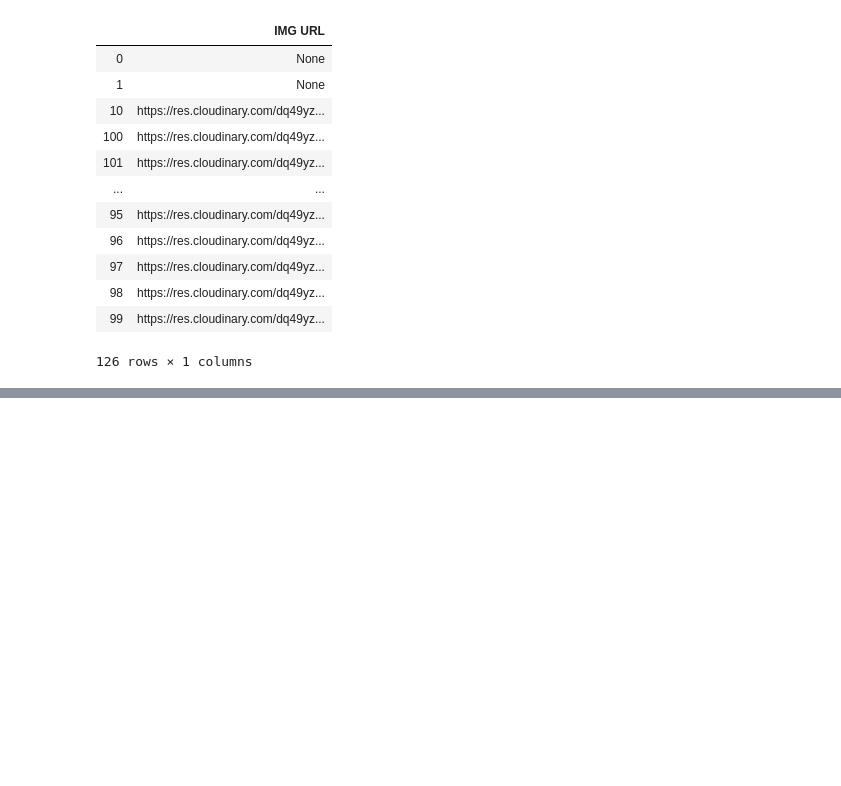
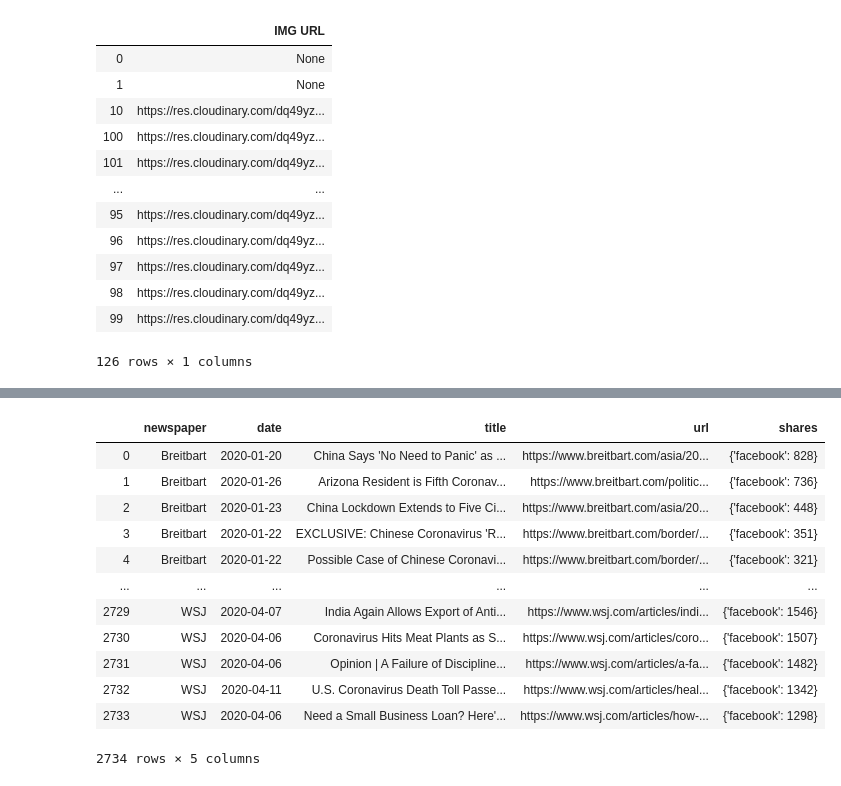
Before and after one commit to deirdrebclark/pro3-News, a Jupyter notebook: COVID-news/NLP_clean.ipynb, the cells around one changed output, grey strips where cells are left out. Drawn from its saved outputs; the diff is of its cells as text; code cells hidden in the pictures; blank space fills up the shorter version.

```diff
--- a/COVID-news/NLP_clean.ipynb
+++ b/COVID-news/NLP_clean.ipynb
@@ -360,0 +360,35 @@ shares_horiz.to_json(r'sentiment_transpose.json')
+# %%
+newspapers = ['Breitbart','Business_Insider','Fox News','Financial Times','MarketWatch','NYTimes','Reuters','The Guardian','WSJ']
+times = ['1_1','1_2','1_3','1_4','2_1','2_2','2_3','2_4','3_1','3_2','3_3','3_4','4_1','4_2']
+df = pd.DataFrame(columns = ["newspaper","date","title","url", "shares"])
+
+for paper in newspapers:
+    for time in times:
+
+        with open(paper+'/'+time+'.json') as json_file:
+            total_data = json.load(json_file)
+
+
+            for data in total_data['articles']['results']:
+                date = data ['date']
+                title = data ['title']
+                url = data ['url']
+                shares = data ['shares']
+                df = df.append({"newspaper": paper, 'date': date, 'title': title, 'url': url, 'shares': shares},
+                               ignore_index=True)
+# %%
+df
+# %% [output]
+|  | newspaper | date | title | url | shares |
+| 0 | Breitbart | 2020-01-20 | China Says 'No Need to Panic' as ... | https://www.breitbart.com/asia/20... | {'facebook': 828} |
+| 1 | Breitbart | 2020-01-26 | Arizona Resident is Fifth Coronav... | https://www.breitbart.com/politic... | {'facebook': 736} |
+| 2 | Breitbart | 2020-01-23 | China Lockdown Extends to Five Ci... | https://www.breitbart.com/asia/20... | {'facebook': 448} |
+| 3 | Breitbart | 2020-01-22 | EXCLUSIVE: Chinese Coronavirus 'R... | https://www.breitbart.com/border/... | {'facebook': 351} |
+| 4 | Breitbart | 2020-01-22 | Possible Case of Chinese Coronavi... | https://www.breitbart.com/border/... | {'facebook': 321} |
+| ... | ... | ... | ... | ... | ... |
+| 2729 | WSJ | 2020-04-07 | India Again Allows Export of Anti... | https://www.wsj.com/articles/indi... | {'facebook': 1546} |
+| 2730 | WSJ | 2020-04-06 | Coronavirus Hits Meat Plants as S... | https://www.wsj.com/articles/coro... | {'facebook': 1507} |
+| 2731 | WSJ | 2020-04-06 | Opinion | A Failure of Discipline... | https://www.wsj.com/articles/a-fa... | {'facebook': 1482} |
+| 2732 | WSJ | 2020-04-11 | U.S. Coronavirus Death Toll Passe... | https://www.wsj.com/articles/heal... | {'facebook': 1342} |
+| 2733 | WSJ | 2020-04-06 | Need a Small Business Loan? Here'... | https://www.wsj.com/articles/how-... | {'facebook': 1298} |
+2734 rows × 5 columns
```
Also changed, not shown: parts of 15 cells of this notebook, 18 other files.
